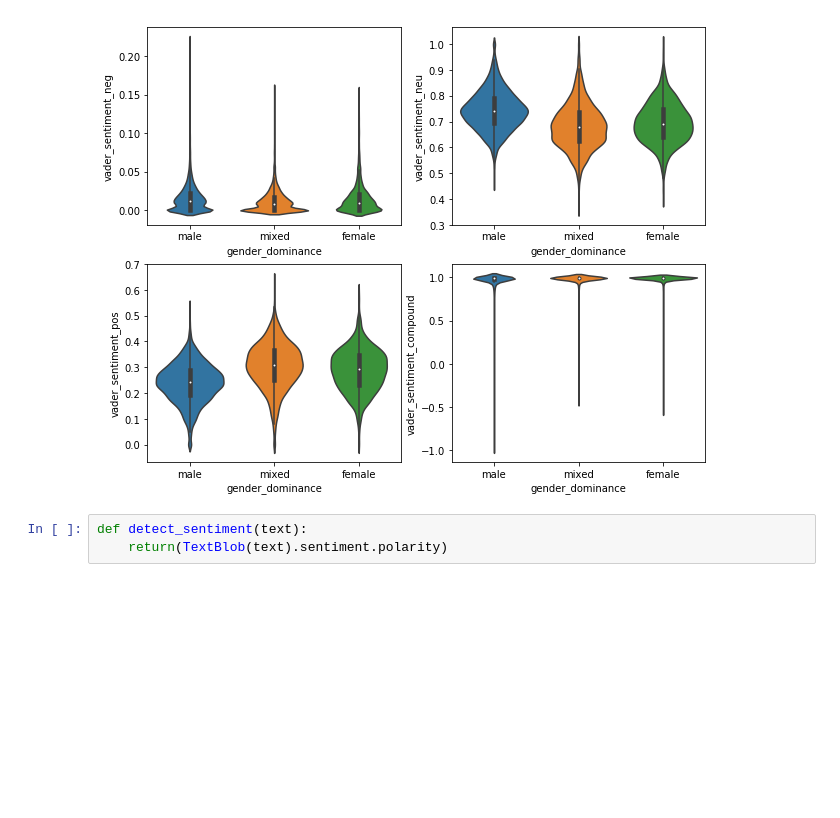
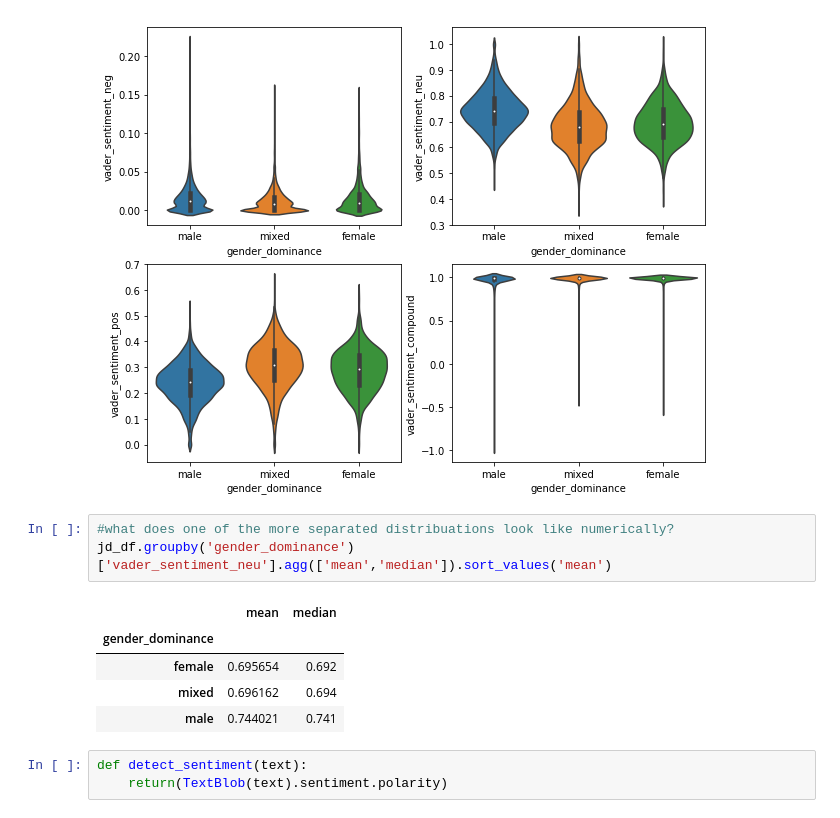
Before and after one commit to LydiaPeabody/job-description-gender-analysis, a Jupyter notebook: job_description_text_EDA.ipynb, the cells around one changed output. Cells and saved outputs as stored; diff of their text form; blank space fills up the shorter version.

```diff
--- a/job_description_text_EDA.ipynb
+++ b/job_description_text_EDA.ipynb
@@ -281,6 +281,15 @@ for i, sentiment in enumerate(['neg','neu','pos','compound']):
     sns.violinplot(x='gender_dominance', y=y_string, data=no_finance, ax=axi)
 # %% [output]
 [figure]
+# %%
+#what does one of the more separated distribuations look like numerically?
+jd_df.groupby('gender_dominance')['vader_sentiment_neu'].agg(['mean','median']).sort_values('mean')
+# %% [output]
+|  | mean | median |
+| gender_dominance |  |  |
+| female | 0.695654 | 0.692 |
+| mixed | 0.696162 | 0.694 |
+| male | 0.744021 | 0.741 |
 # %%
 def detect_sentiment(text):
     return(TextBlob(text).sentiment.polarity)
```
Also changed, not shown: parts of 21 cells of this notebook.
